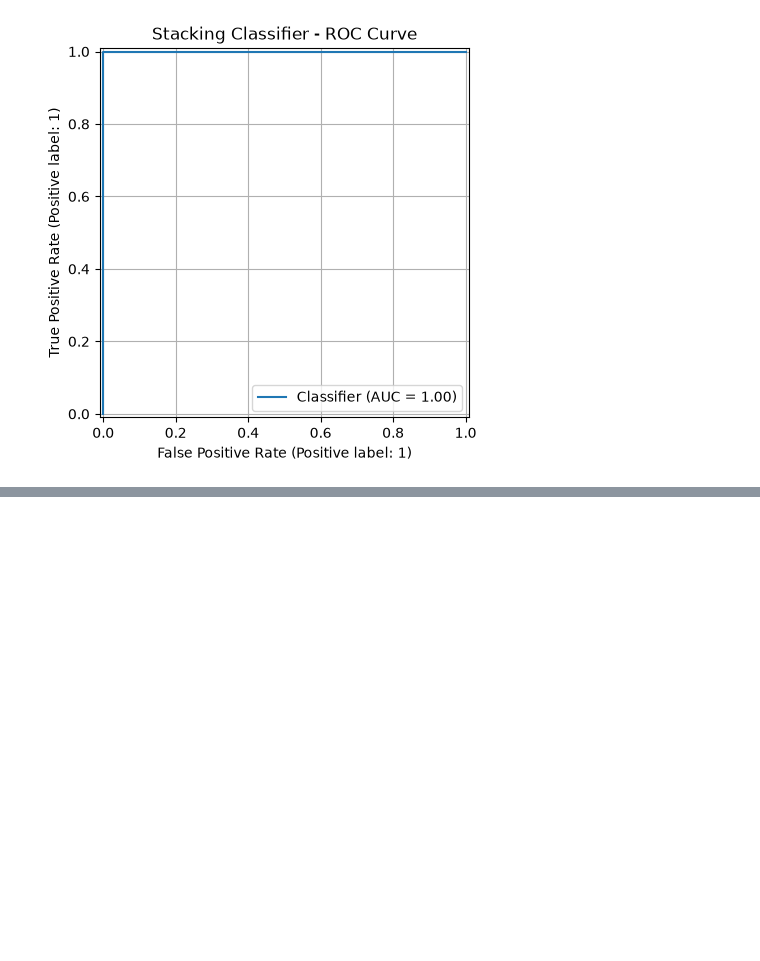
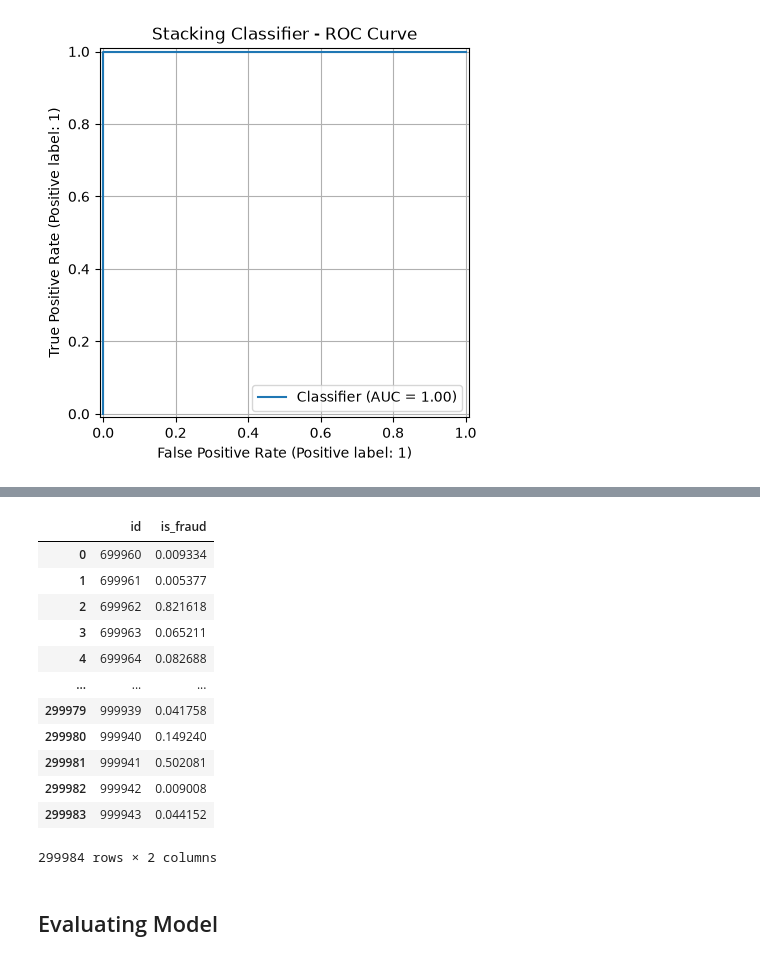
Before and after one commit to theju-bot/ml, a Jupyter notebook: 7 - predicting_credit_card_fraud.ipynb, the cells around one changed output, grey strips where cells are left out. Drawn from its saved outputs; the diff is of its cells as text; code cells hidden in the pictures; blank space fills up the shorter version.

```diff
--- a/7 - predicting_credit_card_fraud.ipynb
+++ b/7 - predicting_credit_card_fraud.ipynb
@@ -1374,3 +1413,19 @@ test = feature_engineering(test)
 # %%
-submission = create_submission_2(cat_model_4, test)
+submission = create_submission_2(cat_model_3, test)
+# %%
+submission
+# %% [output]
+|  | id | is_fraud |
+| 0 | 699960 | 0.009334 |
+| 1 | 699961 | 0.005377 |
+| 2 | 699962 | 0.821618 |
+| 3 | 699963 | 0.065211 |
+| 4 | 699964 | 0.082688 |
+| ... | ... | ... |
+| 299979 | 999939 | 0.041758 |
+| 299980 | 999940 | 0.149240 |
+| 299981 | 999941 | 0.502081 |
+| 299982 | 999942 | 0.009008 |
+| 299983 | 999943 | 0.044152 |
+299984 rows × 2 columns
 # %%
@@ -1378,2 +1433,4 @@ submission.to_csv('datasets/predicting_credit_card_fraud/submissions/submission_
 # %%
 X.head(5).to_csv('data.csv')
+# %% [markdown]
+## Evaluating Model
```
Also changed, not shown: parts of 19 cells of this notebook, 6 other files.
